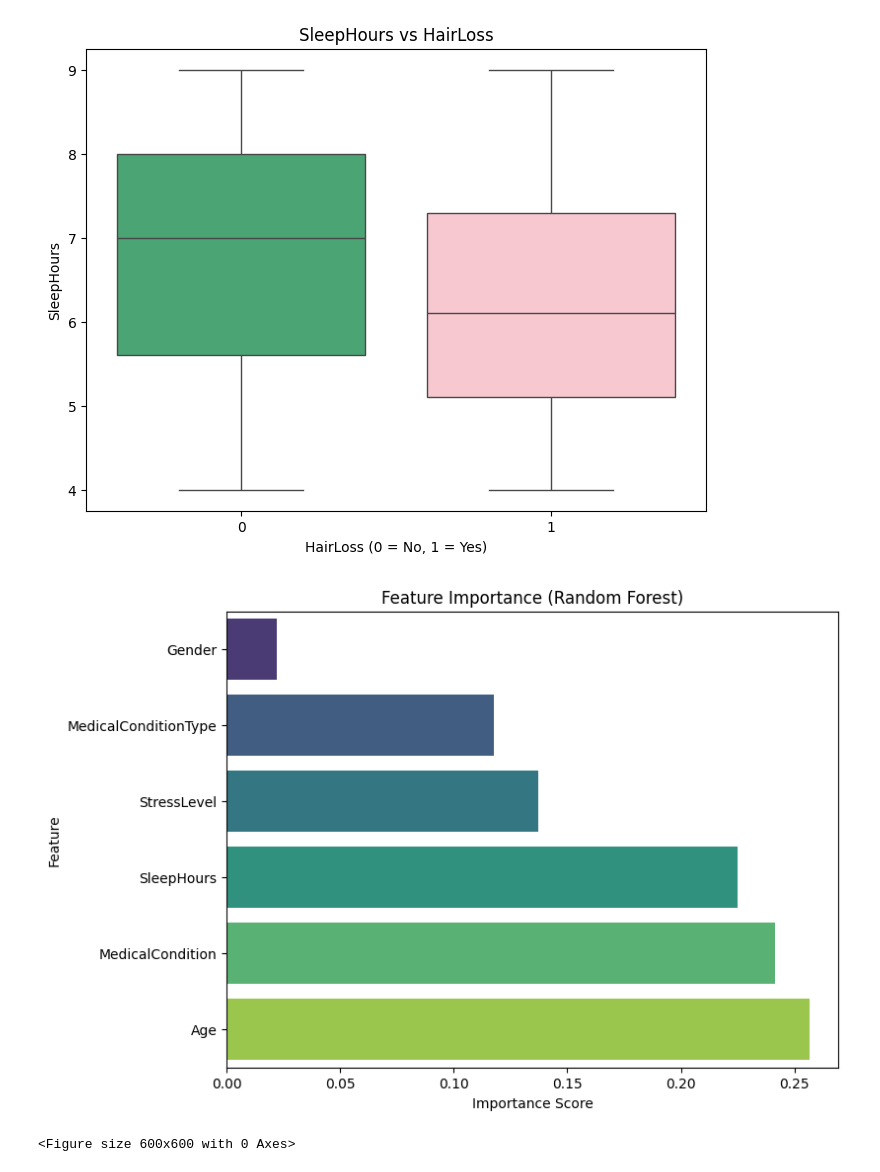
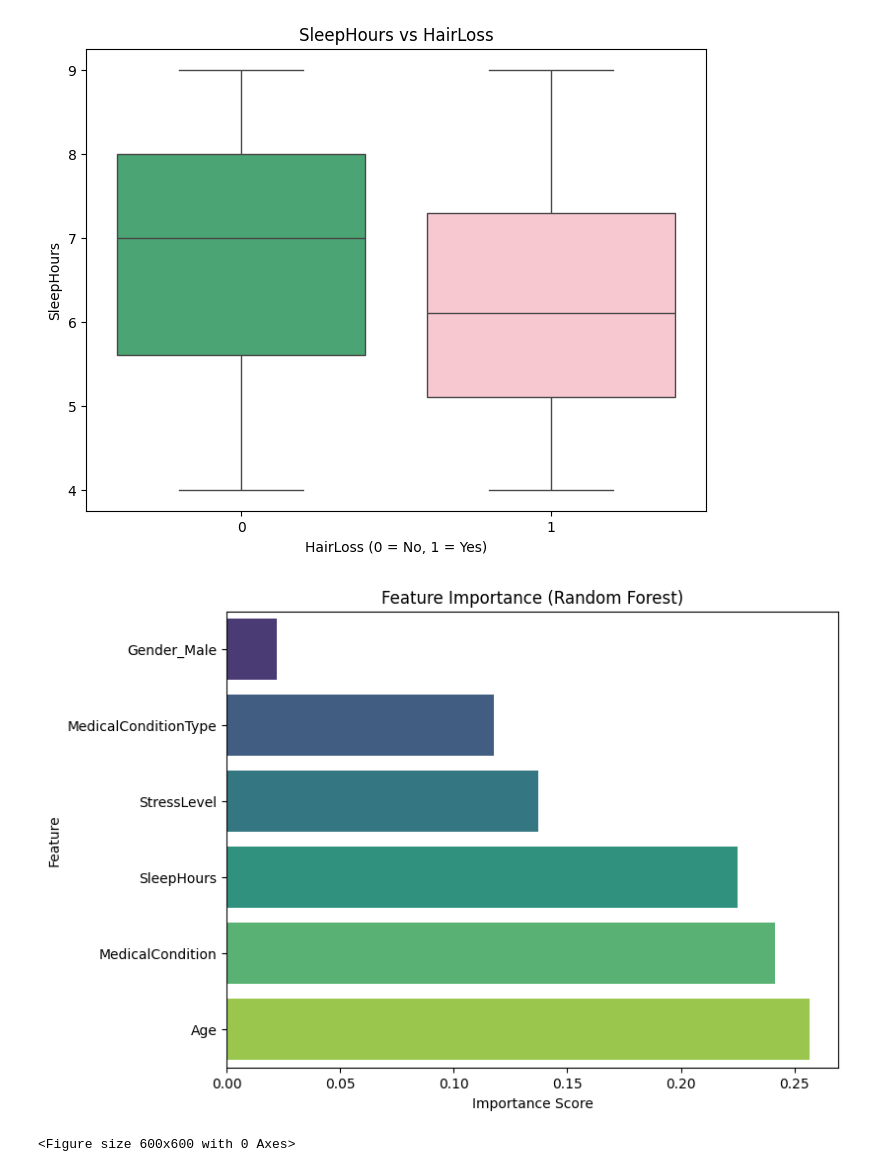
Before and after one commit to JayaAhmed/BigData, a Jupyter notebook: BigData.ipynb, the cells around one changed output. Cells and saved outputs as stored; diff of their text form; code cells hidden in the pictures.

```diff
--- a/BigData.ipynb
+++ b/BigData.ipynb
@@ -555,6 +415,18 @@ plt.show()
 # %%
 plt.figure(figsize=(8, 6))
-sns.boxplot(x='HairLoss', y='SleepHours', data=merged_df, palette=['mediumseagreen', 'pink'])
+
+# Convert HairLoss to string for categorical hue
+merged_df['HairLoss'] = merged_df['HairLoss'].astype(str)
+
+sns.boxplot(
+    x='HairLoss',
+    y='SleepHours',
+    data=merged_df,
+    hue='HairLoss',  # Same as x
+    palette=['mediumseagreen', 'pink'],
+    legend=False
+)
+
 plt.title('SleepHours vs HairLoss')
 plt.xlabel('HairLoss (0 = No, 1 = Yes)')
 plt.ylabel('SleepHours')
@@ -562,46 +434,53 @@ plt.show()
 # %% [output]
 [figure]
 # %%
+import pandas as pd
+import seaborn as sns
+import matplotlib.pyplot as plt
 from sklearn.ensemble import RandomForestClassifier
 from sklearn.preprocessing import LabelEncoder
 from sklearn.model_selection import train_test_split
-import pandas as pd
-import seaborn as sns
-import matplotlib.pyplot as plt
 
 # Select features and target
-features = ['Gender', 'MedicalConditionType', 'StressLevel', 'SleepHours', 'MedicalCondition', 'Age']
-X = merged_df[features]
+features = ['Gender_Male', 'MedicalConditionType', 'StressLevel', 'SleepHours', 'MedicalCondition', 'Age']
+X = merged_df[features].copy()
 y = merged_df['HairLoss']
 
-# Encode categorical features if needed
+# Encode Categorical Features
 for col in X.select_dtypes(include='object').columns:
     le = LabelEncoder()
-    X[col] = le.fit_transform(X[col])
+    X.loc[:, col] = le.fit_transform(X[col])  # Use .loc for safe assignment
 
 # Split into train/test sets
 X_train, X_test, y_train, y_test = train_test_split(X, y, random_state=42)
 
-# Train Random Forest Classifier
+# Train Random Forest Model
 rf = RandomForestClassifier(random_state=42)
 rf.fit(X_train, y_train)
 
 # Create a DataFrame of feature importances
 importances = rf.feature_importances_
 feature_importance_df = pd.DataFrame({
     'Feature': features,
     'Importance': importances
 }).sort_values(by='Importance', ascending=True)
 
-# Plot feature importances
+# Step 6: Plot Feature Importance
 plt.figure(figsize=(8, 6))
-sns.barplot(data=feature_importance_df, x='Importance', y='Feature', palette='viridis')
+sns.barplot(
+    data=feature_importance_df,
+    x='Importance',
+    y='Feature',
+    hue='Feature',
+    palette='viridis',
+    legend=False
+)
 plt.title('Feature Importance (Random Forest)')
 plt.xlabel('Importance Score')
 plt.ylabel('Feature')
 plt.show()
 # %% [output]
-[figure, old version]
+[figure, new version]
 # %%
 from sklearn.metrics import confusion_matrix, ConfusionMatrixDisplay
 
```
Also changed, not shown: parts of 31 cells of this notebook.
